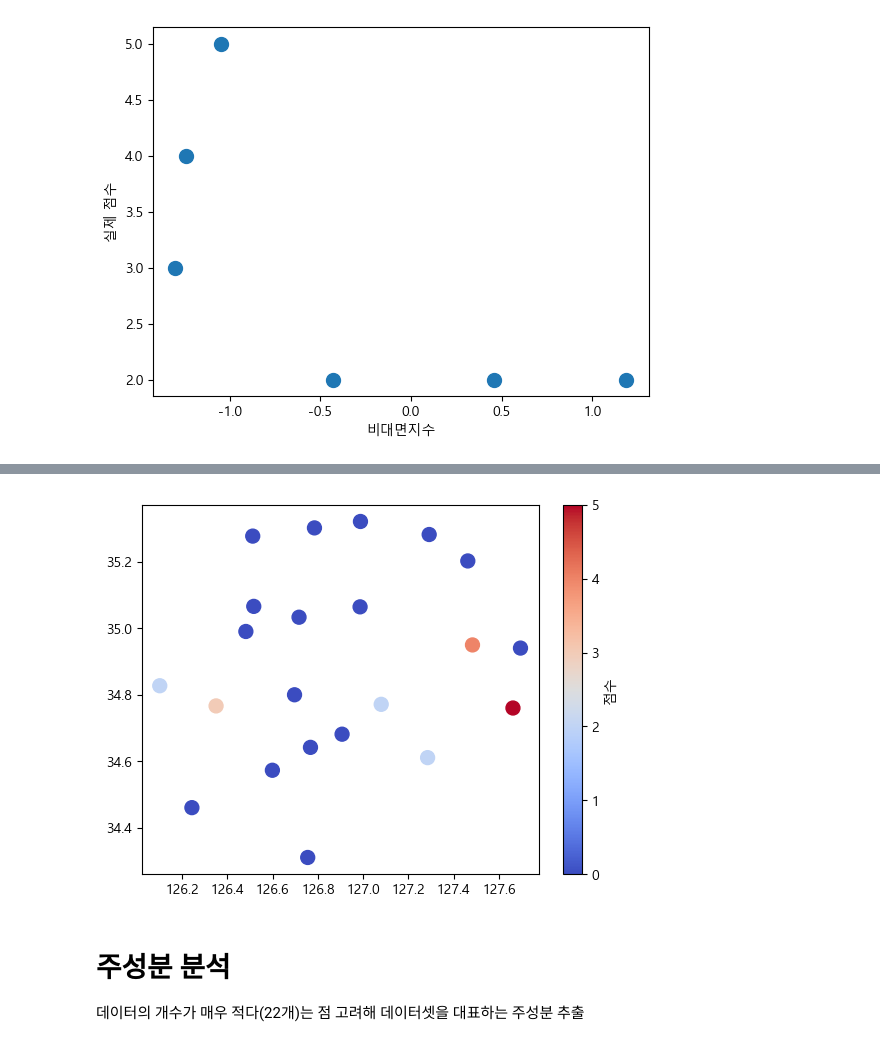
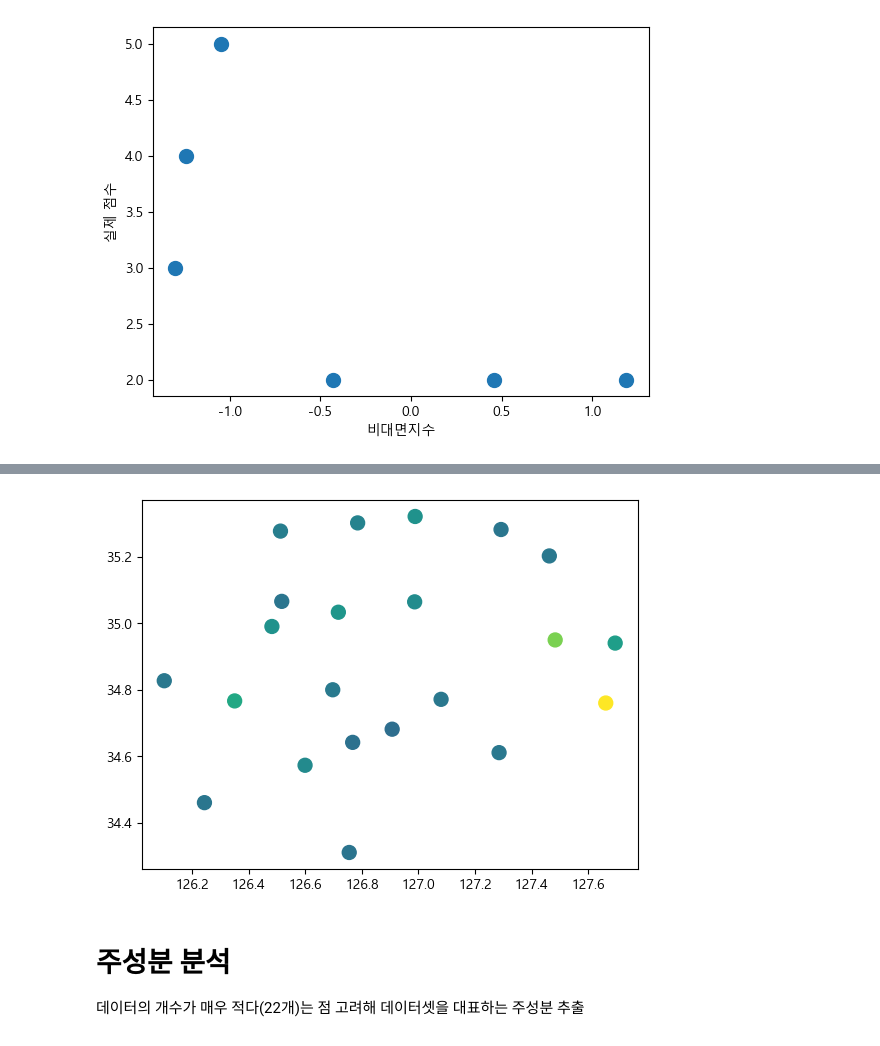
Before and after one commit to sheershay/ise-sr-project, a Jupyter notebook: clustering/clustering.ipynb, the cells around one changed output, grey strips where cells are left out. Drawn from its saved outputs; the diff is of its cells as text; code cells hidden in the pictures.

```diff
--- a/clustering/clustering.ipynb
+++ b/clustering/clustering.ipynb
@@ -397,5 +399,13 @@ Text(0, 0.5, '실제 점수')
 lr=LinearRegression()
 
 lr.fit(scored_x,scored_y)
-predict_y=lr.predict(predict_x)
-predict_y
+predict_y=list(lr.predict(predict_x))
+
+predict_y.insert(0,5)
+predict_y.insert(1,4)
+predict_y.insert(2,3)
+predict_y.insert(8,2)
+predict_y.insert(13,2)
+predict_y.insert(18,2)
+
+print(predict_y)
@@ -407,12 +439,21 @@ for i in range(len(prof_score)):
 # %%
-plt.scatter(meal['경도'],meal['위도'],
-            s= 100,c=prof_score,cmap='coolwarm')
+vmin = 0
+vmax = 5
 
-plt.colorbar(label='점수')
+fig, ax = plt.subplots()
+
+qcs = ax.scatter(
+      meal['경도'],meal['위도'],
+      c=predict_y,
+      s=100,
+      vmin=vmin, vmax=vmax
+)
+
+#plt.colorbar(label='점수')
 
 plt.show()
 # %% [output]
-[figure, old version]
+[figure, new version]
 # %% [markdown]
 # 주성분 분석
 데이터의 개수가 매우 적다(22개)는 점 고려해 데이터셋을 대표하는 주성분 추출
```
Also changed, not shown: parts of 16 cells of this notebook.
